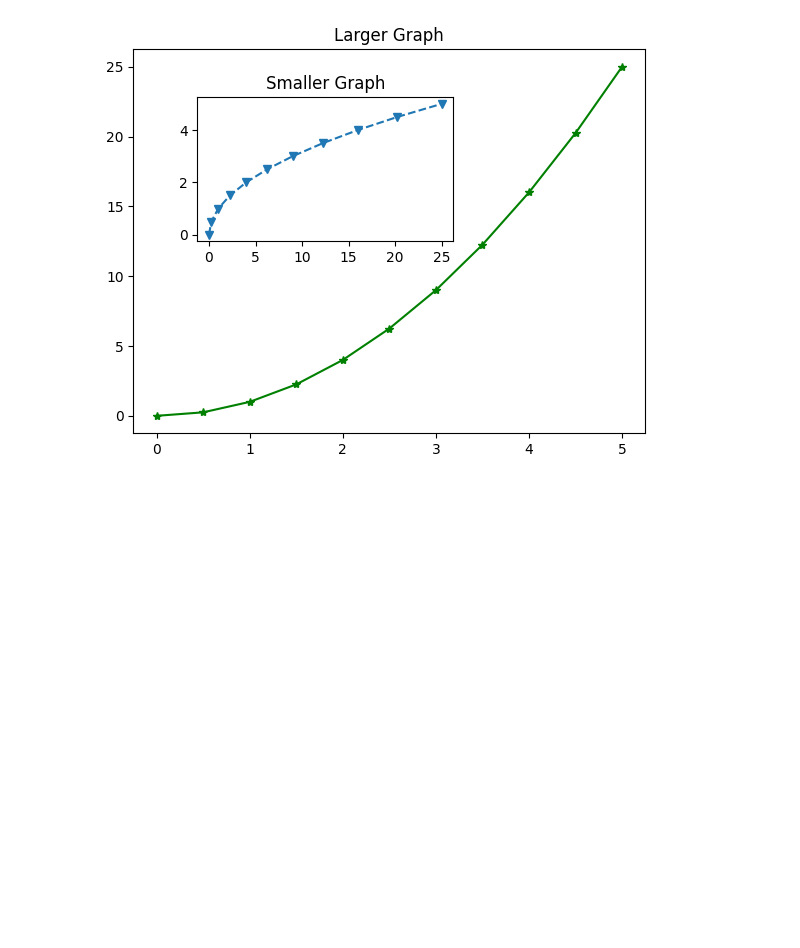
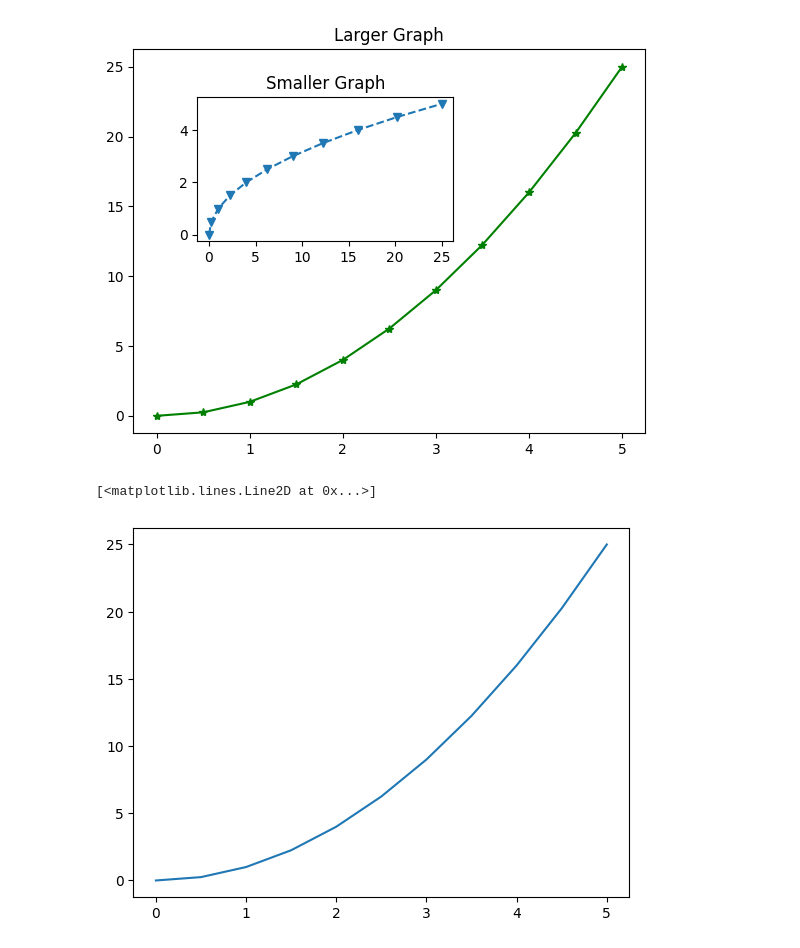
Before and after one commit to 130-SanaAsif/Data-Analysis, a Jupyter notebook: python basics and advanced/Matplotlib.ipynb, the cells around one changed output. Cells and saved outputs as stored; diff of their text form; code cells hidden in the pictures; blank space fills up the shorter version.

```diff
--- a/python basics and advanced/Matplotlib.ipynb
+++ b/python basics and advanced/Matplotlib.ipynb
@@ -58,3 +58,9 @@ axes2.set_title("Smaller Graph")
 # %% [output]
 Text(0.5, 1.0, 'Smaller Graph')
 [figure]
+# %%
+fig,axes = plt.subplots()
+axes.plot(x,y)
+# %% [output]
+[<matplotlib.lines.Line2D at 0x...>]
+[figure, added]
```
Also changed, not shown: parts of 1 cell of this notebook.
